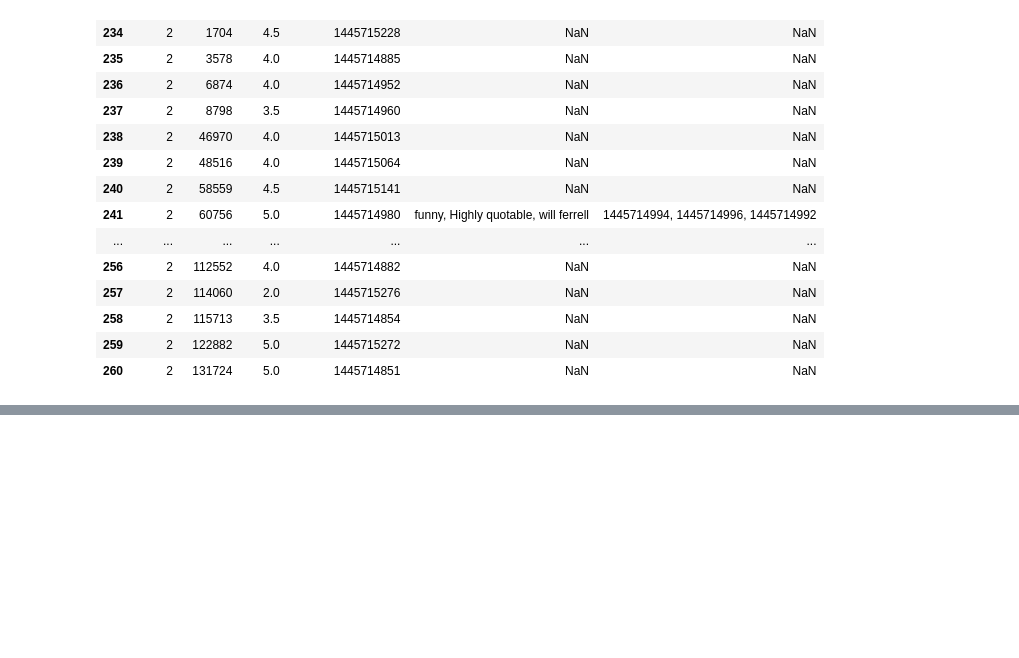
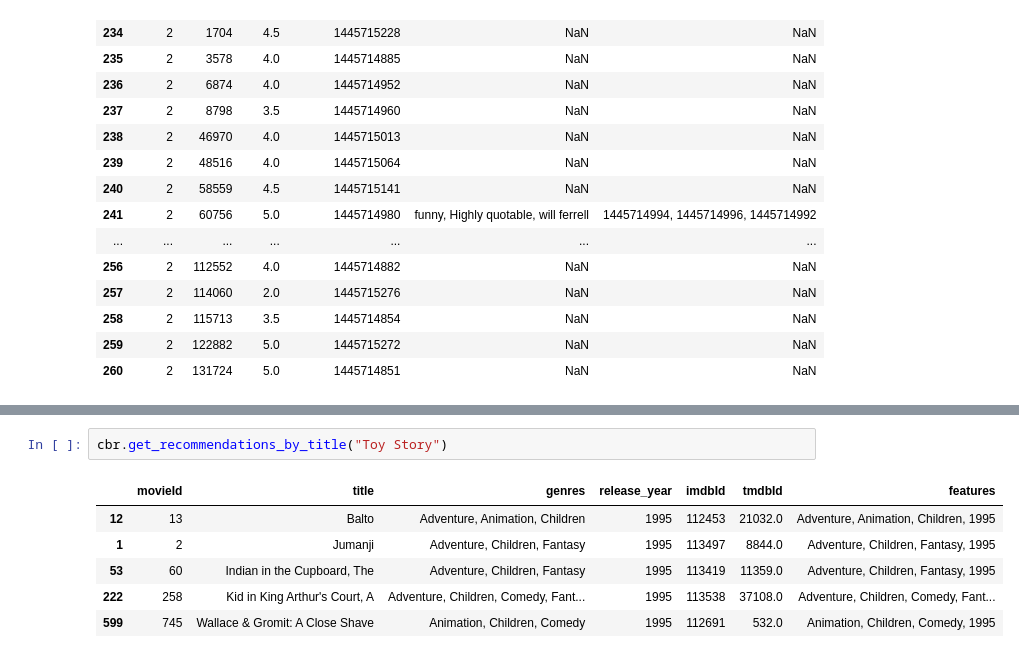
Before and after one commit to pedrochanca/movie-lens-latest-small, a Jupyter notebook: explore_data.ipynb, the cells around one changed output, grey strips where cells are left out. Cells and saved outputs as stored; diff of their text form; blank space fills up the shorter version.

```diff
--- a/explore_data.ipynb
+++ b/explore_data.ipynb
@@ -102,0 +136,9 @@ users.loc[users.userId == 2]
+# %%
+cbr.get_recommendations_by_title("Toy Story")
+# %% [output]
+|  | movieId | title | genres | release_year | imdbId | tmdbId | features |
+| 12 | 13 | Balto | Adventure, Animation, Children | 1995 | 112453 | 21032.0 | Adventure, Animation, Children, 1995 |
+| 1 | 2 | Jumanji | Adventure, Children, Fantasy | 1995 | 113497 | 8844.0 | Adventure, Children, Fantasy, 1995 |
+| 53 | 60 | Indian in the Cupboard, The | Adventure, Children, Fantasy | 1995 | 113419 | 11359.0 | Adventure, Children, Fantasy, 1995 |
+| 222 | 258 | Kid in King Arthur's Court, A | Adventure, Children, Comedy, Fant... | 1995 | 113538 | 37108.0 | Adventure, Children, Comedy, Fant... |
+| 599 | 745 | Wallace & Gromit: A Close Shave | Animation, Children, Comedy | 1995 | 112691 | 532.0 | Animation, Children, Comedy, 1995 |
```
Also changed, not shown: parts of 7 cells of this notebook, 2 other files.
